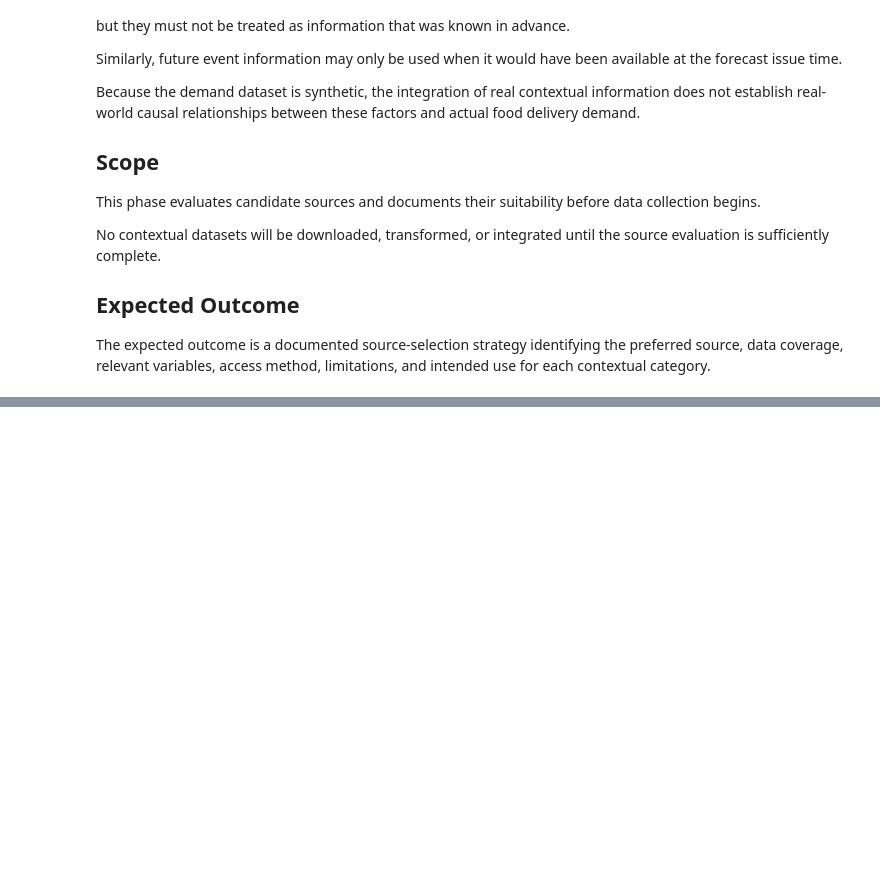
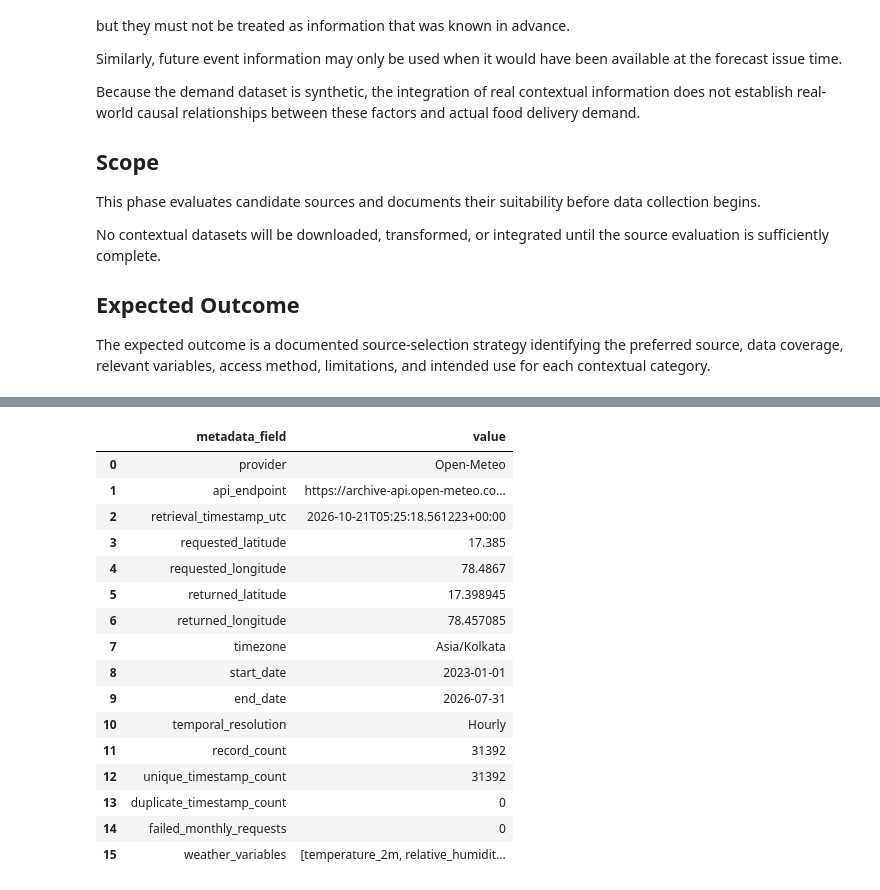
Before and after one commit to Venkatpotla33/AI-Enhanced-Hyperlocal-Food-Demand-Forecasting, a Jupyter notebook: notebooks/04_live_contextual_data_collection_and_integration.ipynb, the cells around one changed output, grey strips where cells are left out. Drawn from its saved outputs; the diff is of its cells as text; code cells hidden in the pictures; blank space fills up the shorter version.

```diff
--- a/notebooks/04_live_contextual_data_collection_and_integration.ipynb
+++ b/notebooks/04_live_contextual_data_collection_and_integration.ipynb
@@ -600,0 +2476,81 @@ The expected outcome is a documented source-selection strategy identifying the p
+# %%
+# ============================================================
+# 04.2.8 — Historical Weather Metadata Verification
+# ============================================================
+
+from datetime import datetime, timezone
+import pandas as pd
+
+# Verify that the previous assessment objects exist
+required_objects = ["weather_coverage_df", "request_log_df"]
+
+for object_name in required_objects:
+    if object_name not in globals():
+        raise NameError(
+            f"{object_name} was not found. "
+            "Run subsection 04.2.7 before continuing."
+        )
+
+# Metadata for the retrieved dataset
+weather_metadata = {
+    "provider": "Open-Meteo",
+    "api_endpoint": "https://archive-api.open-meteo.com/v1/archive",
+    "retrieval_timestamp_utc": datetime.now(
+        timezone.utc
+    ).isoformat(),
+    "requested_latitude": 17.3850,
+    "requested_longitude": 78.4867,
+    "returned_latitude": 17.398945,
+    "returned_longitude": 78.457085,
+    "timezone": "Asia/Kolkata",
+    "start_date": "2023-01-01",
+    "end_date": "2026-07-31",
+    "temporal_resolution": "Hourly",
+    "record_count": int(len(weather_coverage_df)),
+    "unique_timestamp_count": int(
+        weather_coverage_df["time"].nunique()
+    ),
+    "duplicate_timestamp_count": int(
+        weather_coverage_df["time"].duplicated().sum()
+    ),
+    "failed_monthly_requests": int(
+        (request_log_df["status"] == "FAILED").sum()
+    ),
+    "weather_variables": [
+        "temperature_2m",
+        "relative_humidity_2m",
+        "precipitation",
+        "rain",
+        "wind_speed_10m",
+        "cloud_cover",
+    ],
+}
+
+metadata_df = pd.DataFrame(
+    weather_metadata.items(),
+    columns=["metadata_field", "value"]
+)
+
+print("--- Weather Dataset Metadata ---")
+display(metadata_df)
+
+print("\n--- Actual Dataset Time Range ---")
+print("First timestamp:", weather_coverage_df["time"].min())
+print("Last timestamp:", weather_coverage_df["time"].max())
+
+print("\n--- Actual Dataset Columns ---")
+print(weather_coverage_df.columns.tolist())
+
+print("\n--- Request Log Summary ---")
+print("Total requests:", len(request_log_df))
+print(
+    "Successful requests:",
+    (request_log_df["status"] == "SUCCESS").sum()
+)
+print(
+    "Failed requests:",
+    (request_log_df["status"] == "FAILED").sum()
+)
+
+print("\nMetadata verification completed.")
+# %% [output]
@@ -600,0 +2558,17 @@ The expected outcome is a documented source-selection strategy identifying the p
+|  | metadata_field | value |
+| 0 | provider | Open-Meteo |
+| 1 | api_endpoint | https://archive-api.open-meteo.co... |
+| 2 | retrieval_timestamp_utc | 2026-10-21T05:25:18.561223+00:00 |
+| 3 | requested_latitude | 17.385 |
+| 4 | requested_longitude | 78.4867 |
+| 5 | returned_latitude | 17.398945 |
+| 6 | returned_longitude | 78.457085 |
+| 7 | timezone | Asia/Kolkata |
+| 8 | start_date | 2023-01-01 |
+| 9 | end_date | 2026-07-31 |
+| 10 | temporal_resolution | Hourly |
+| 11 | record_count | 31392 |
+| 12 | unique_timestamp_count | 31392 |
+| 13 | duplicate_timestamp_count | 0 |
+| 14 | failed_monthly_requests | 0 |
+| 15 | weather_variables | [temperature_2m, relative_humidit... |
```
Also changed, not shown: parts of 27 cells of this notebook, 3 other files.
